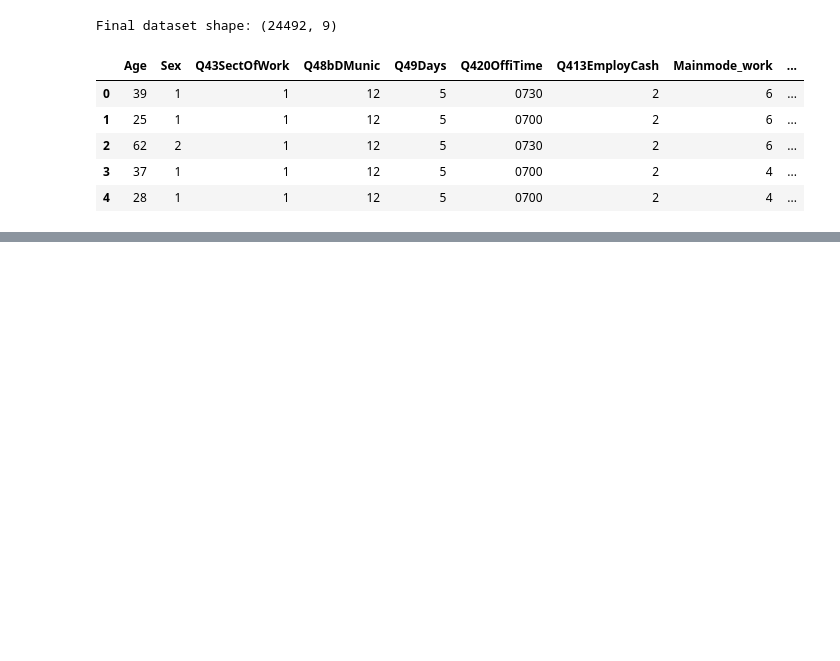
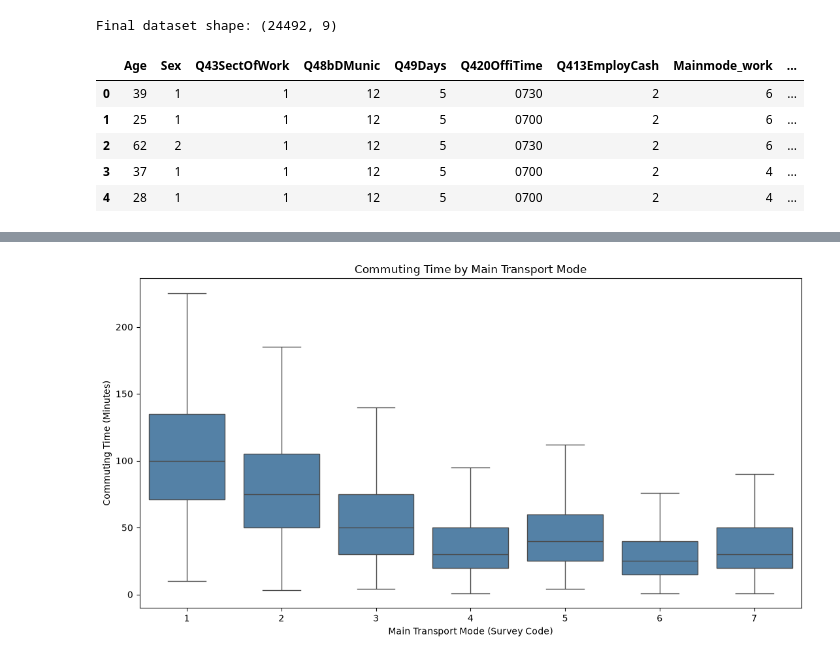
Before and after one commit to EKIRABO/linear_regression_model, a Jupyter notebook: summative/linear_regression/multivariate.ipynb, the cells around one changed output, grey strips where cells are left out. Cells and saved outputs as stored; diff of their text form; code cells hidden in the pictures; blank space fills up the shorter version.

```diff
--- a/summative/linear_regression/multivariate.ipynb
+++ b/summative/linear_regression/multivariate.ipynb
@@ -178,0 +249,20 @@ Final dataset shape: (24492, 9)
+# %%
+# Comparing commuting times across different transport modes
+plt.figure(figsize=(11, 6))
+
+sns.boxplot(
+    data=commute_df,
+    x="Mainmode_work",
+    y="Tot_time_travel_work",
+    color="steelblue",
+    showfliers=False
+)
+
+plt.title("Commuting Time by Main Transport Mode")
+plt.xlabel("Main Transport Mode (Survey Code)")
+plt.ylabel("Commuting Time (Minutes)")
+
+plt.tight_layout()
+plt.show()
+# %% [output]
+[figure, added]
```
Also changed, not shown: parts of 8 cells of this notebook.
